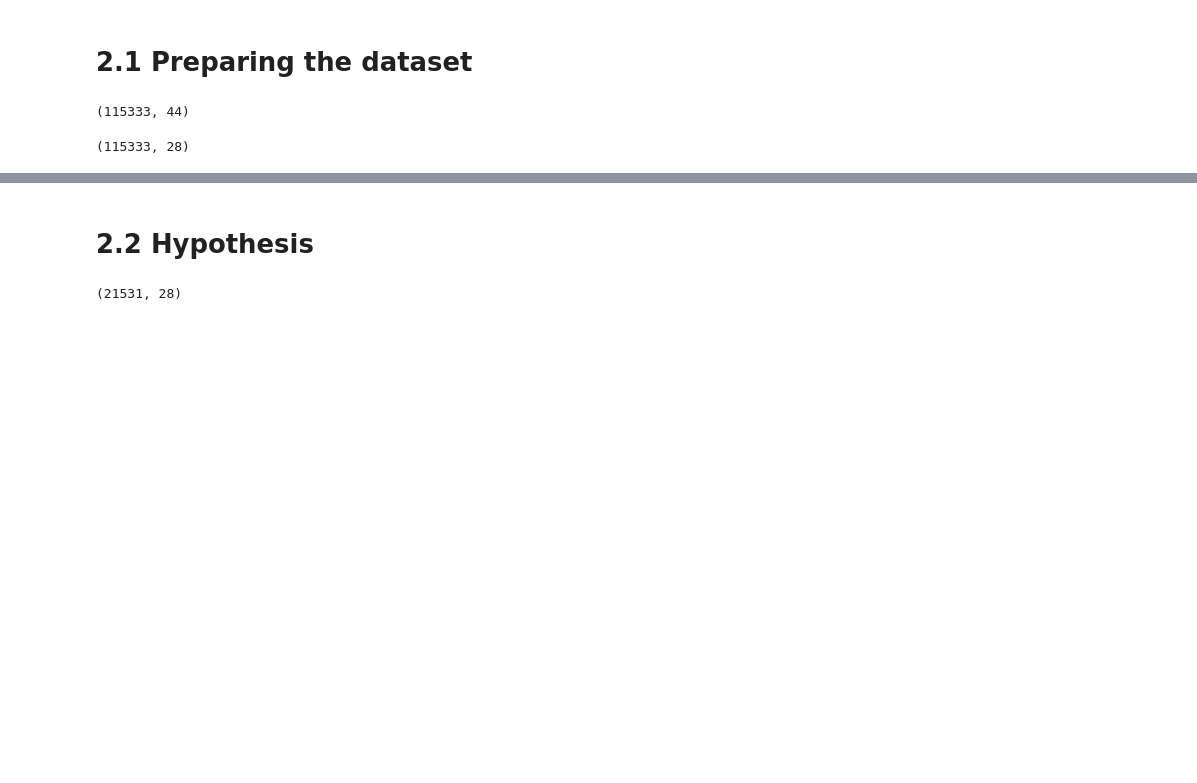
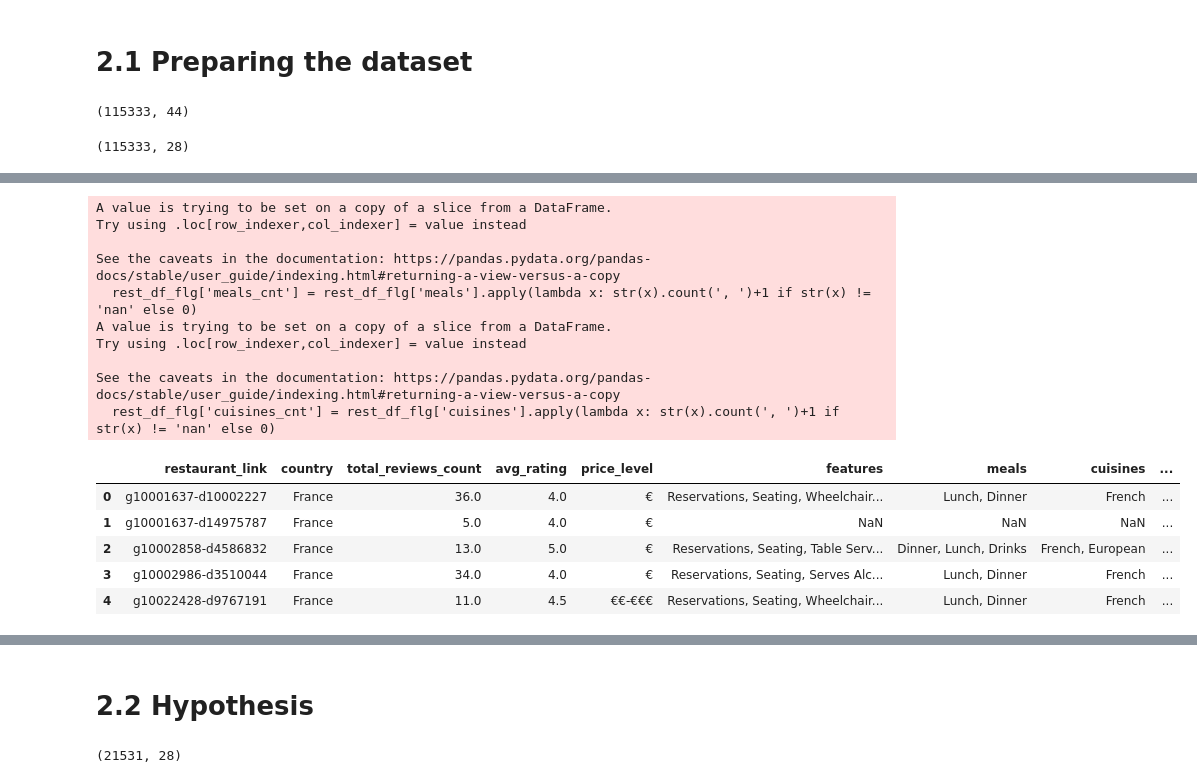
Before and after one commit to am-tropin/restaurant-europe, a Jupyter notebook: restaurant_hypothesis_testing.ipynb, the cells around one changed output, grey strips where cells are left out. Drawn from its saved outputs; the diff is of its cells as text; code cells hidden in the pictures; blank space fills up the shorter version.

```diff
--- a/restaurant_hypothesis_testing.ipynb
+++ b/restaurant_hypothesis_testing.ipynb
@@ -535,0 +477,28 @@ See the caveats in the documentation: https://pandas.pydata.org/pandas-docs/stab
+# %%
+rest_df_flg = rest_df_upd[[
+    'restaurant_link', 'country',
+    'total_reviews_count', 'avg_rating',
+    'price_level',
+    'features', 'meals', 'cuisines', 'special_diets'
+]]
+
+rest_df_flg['meals_cnt'] = rest_df_flg['meals'].apply(lambda x: str(x).count(', ')+1 if str(x) != 'nan' else 0)
+rest_df_flg['cuisines_cnt'] = rest_df_flg['cuisines'].apply(lambda x: str(x).count(', ')+1 if str(x) != 'nan' else 0)
+rest_df_flg.head()
+# %% [output]
+A value is trying to be set on a copy of a slice from a DataFrame.
+Try using .loc[row_indexer,col_indexer] = value instead
+
+See the caveats in the documentation: https://pandas.pydata.org/pandas-docs/stable/user_guide/indexing.html#returning-a-view-versus-a-copy
+  rest_df_flg['meals_cnt'] = rest_df_flg['meals'].apply(lambda x: str(x).count(', ')+1 if str(x) != 'nan' else 0)
+A value is trying to be set on a copy of a slice from a DataFrame.
+Try using .loc[row_indexer,col_indexer] = value instead
+
+See the caveats in the documentation: https://pandas.pydata.org/pandas-docs/stable/user_guide/indexing.html#returning-a-view-versus-a-copy
+  rest_df_flg['cuisines_cnt'] = rest_df_flg['cuisines'].apply(lambda x: str(x).count(', ')+1 if str(x) != 'nan' else 0)
+|  | restaurant_link | country | total_reviews_count | avg_rating | price_level | features | meals | cuisines | ... |
+| 0 | g10001637-d10002227 | France | 36.0 | 4.0 | € | Reservations, Seating, Wheelchair... | Lunch, Dinner | French | ... |
+| 1 | g10001637-d14975787 | France | 5.0 | 4.0 | € | NaN | NaN | NaN | ... |
+| 2 | g10002858-d4586832 | France | 13.0 | 5.0 | € | Reservations, Seating, Table Serv... | Dinner, Lunch, Drinks | French, European | ... |
+| 3 | g10002986-d3510044 | France | 34.0 | 4.0 | € | Reservations, Seating, Serves Alc... | Lunch, Dinner | French | ... |
+| 4 | g10022428-d9767191 | France | 11.0 | 4.5 | €€-€€€ | Reservations, Seating, Wheelchair... | Lunch, Dinner | French | ... |
```
Also changed, not shown: parts of 20 cells of this notebook.
